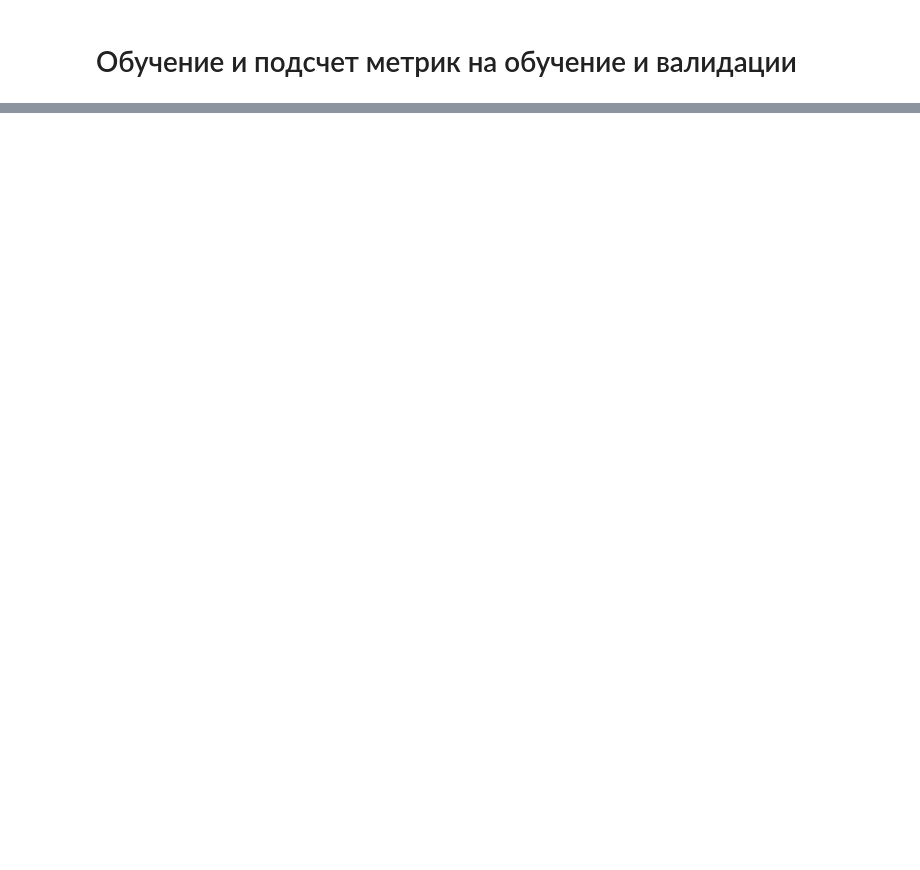
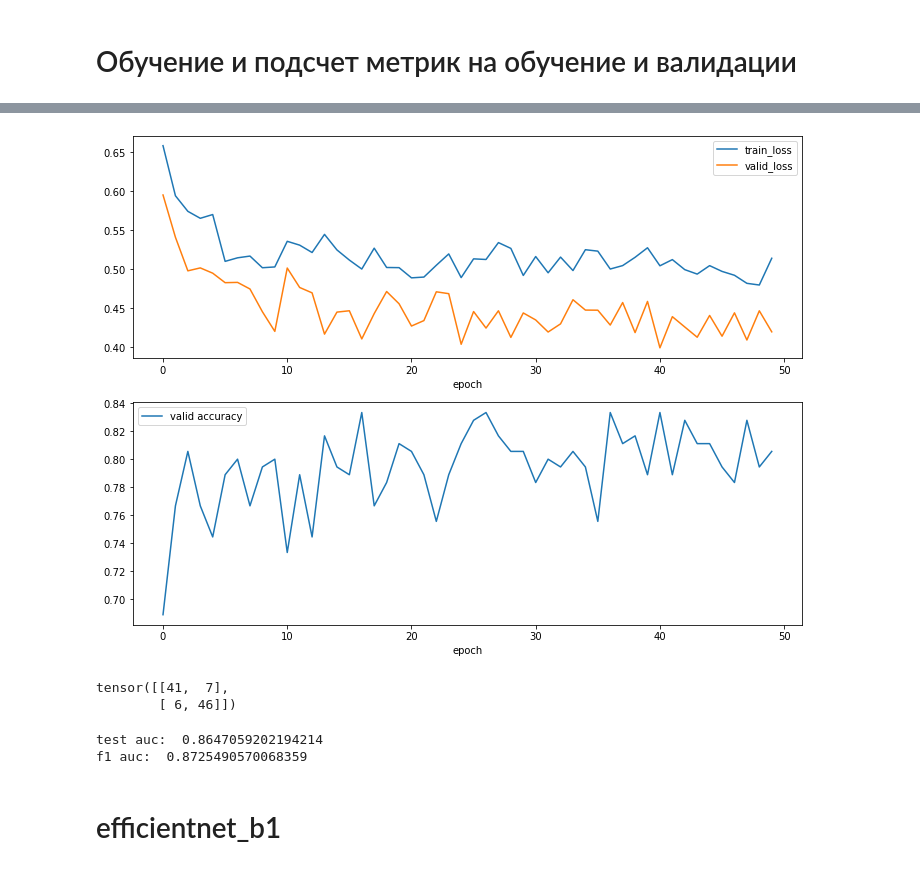
Before and after one commit to AAIvanchenko/analysis_endoscopy, a Jupyter notebook: notebook/train__test_model.ipynb, the cells around one changed output, grey strips where cells are left out. Saved outputs shown, nothing was run; the diff lists cells and outputs as text; code cells hidden in the pictures; blank space fills up the shorter version.

```diff
--- a/notebook/train__test_model.ipynb
+++ b/notebook/train__test_model.ipynb
@@ -214,0 +477,3 @@ def plot_training(train_losses, valid_losses, valid_accuracies):
+# %%
+for param in model_vgg.features[:22].parameters():
+    param.requires_grad = False
@@ -214,0 +552,13 @@ def plot_training(train_losses, valid_losses, valid_accuracies):
+# %%
+def model_eff(model):
+    for param in model.parameters():
+        param.requires_grad = False
+
+    model.classifier = nn.Sequential(
+                      nn.Dropout(p=0.2, inplace=True),
+                      nn.Linear(in_features=2048 , out_features=2, bias=True),
+                      nn.LogSoftmax(dim=1))
+    model = model.to('cuda')
+    optimizer = optim.Adam(model.parameters())
+
+    return model, optimizer
@@ -214,0 +603,8 @@ def plot_training(train_losses, valid_losses, valid_accuracies):
+# %%
+train_losses, val_losses, val_accur, val_f1 = fit(50, model_eff,
+                                                      loss_fn,
+                                                      optimizer,
+                                                      train_dl,
+                                                      valid_dl,
+                                                      device,
+                                                      'model_eff_0')
@@ -214,0 +646,4 @@ def plot_training(train_losses, valid_losses, valid_accuracies):
+# %%
+plot_training(train_losses, val_losses, val_accur)
+# %% [output]
+[figure, added]
@@ -214,0 +656,13 @@ def plot_training(train_losses, valid_losses, valid_accuracies):
+# %%
+cof_matrix
+# %% [output]
+tensor([[41,  7],
+        [ 6, 46]])
+# %%
+print('test auc: ', accur)
+print('f1 auc: ', f1_sc)
+# %% [output]
+test auc:  0.8647059202194214
+f1 auc:  0.8725490570068359
+# %% [markdown]
+# efficientnet_b1
```
Also changed, not shown: parts of 71 cells of this notebook, 3 other files.
